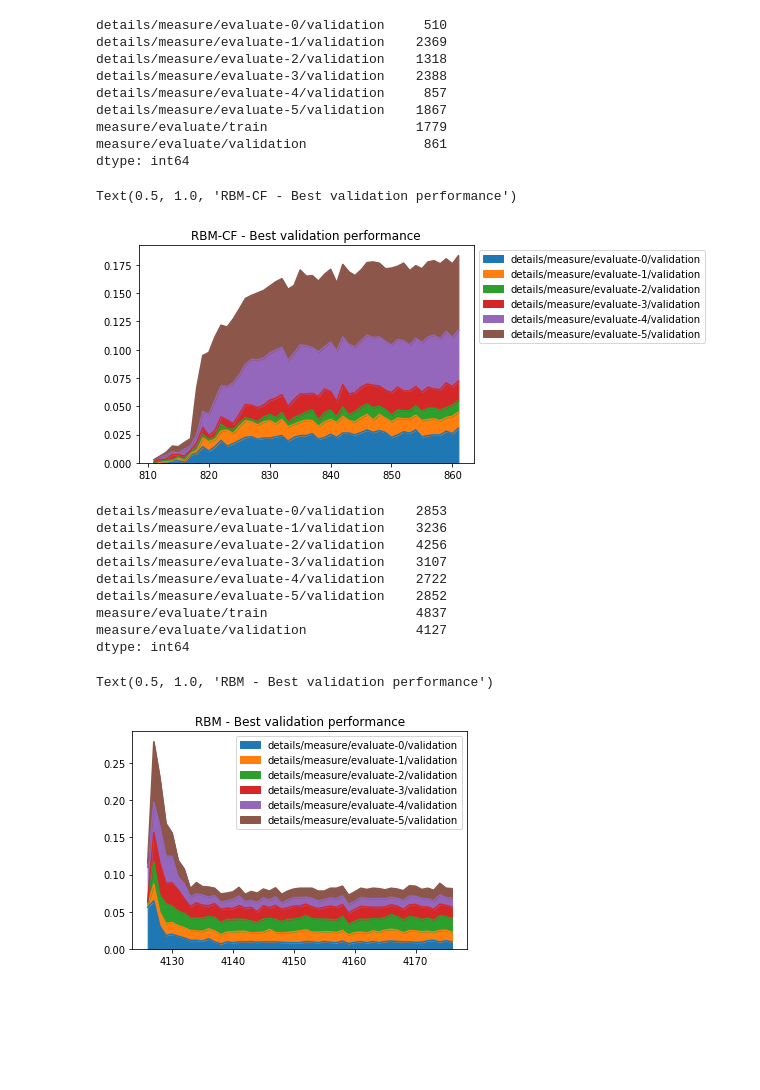
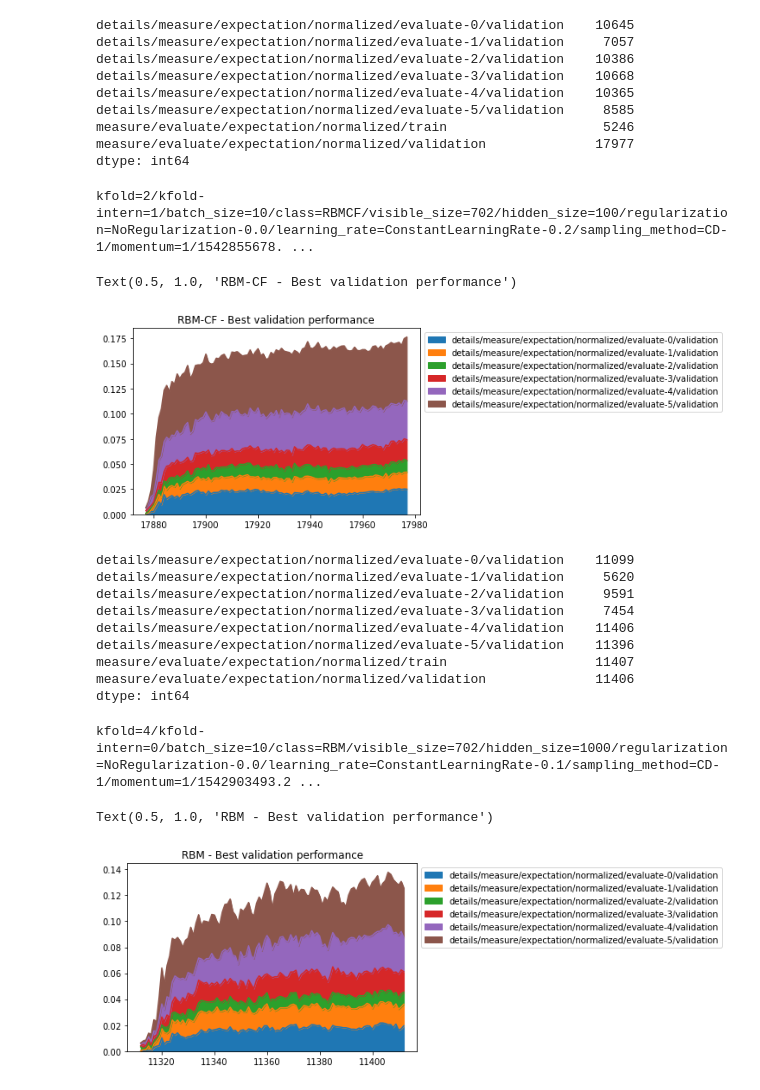
Before and after one commit to SrMouraSilva/RBM, a Jupyter notebook: experiments/notebooks/Log analysis.ipynb, the cells around one changed output. Cells and saved outputs as stored; diff of their text form; code cells hidden in the pictures; blank space fills up the shorter version.

Commit message:
Updated RBM experiment data

```diff
--- a/experiments/notebooks/Log analysis.ipynb
+++ b/experiments/notebooks/Log analysis.ipynb
@@ -37,7 +61,7 @@ Index(['id', 'wall_time', 'step', 'measure/reconstruction/error',
 # %%
-information = ['id', 'batch_size', "'class", 'visible_size', 'hidden_size', 'regularization', 'learning_rate', 'sampling_method', 'momentum']
+#information = ['id', 'batch_size', 'kfold', 'kfold-intern', 'batch_size', "class", 'visible_size', 'hidden_size', 'regularization', 'learning_rate', 'sampling_method', 'momentum']
 
 #data[information].head(5).apply(lambda x: x.astype(str).str.cat(sep='/'), axis=1)
-details = data[information].apply(lambda x: '/'.join([f'{i}={j}' for i,j in zip(x.index, x.values)]), axis=1)
-data['details'] = details
-data.head(3)
+#details = data[information].apply(lambda x: '/'.join([f'{i}={j}' for i,j in zip(x.index, x.values)]), axis=1)
+#data['details'] = details
+#data.head(3)
@@ -50,48 +68,52 @@ data.head(3)
 # %%
-columns = [f'details/measure/evaluate-{i}/validation' for i in range(6)]
-full_columns = columns + ['measure/evaluate/train', 'measure/evaluate/validation']
+columns = [f'details/measure/expectation/normalized/evaluate-{i}/validation' for i in range(6)]
+full_columns = columns + ['measure/evaluate/expectation/normalized/train', 'measure/evaluate/expectation/normalized/validation']
 
-data[data["'class"] == 'RBMCF'][full_columns].idxmax()
+data[data["class"] == 'RBMCF'][full_columns].idxmax()
 # %% [output]
-details/measure/evaluate-0/validation     510
-details/measure/evaluate-1/validation    2369
-details/measure/evaluate-2/validation    1318
-details/measure/evaluate-3/validation    2388
-details/measure/evaluate-4/validation     857
-details/measure/evaluate-5/validation    1867
-measure/evaluate/train                   1779
-measure/evaluate/validation               861
+details/measure/expectation/normalized/evaluate-0/validation    10645
+details/measure/expectation/normalized/evaluate-1/validation     7057
+details/measure/expectation/normalized/evaluate-2/validation    10386
+details/measure/expectation/normalized/evaluate-3/validation    10668
+details/measure/expectation/normalized/evaluate-4/validation    10365
+details/measure/expectation/normalized/evaluate-5/validation     8585
+measure/evaluate/expectation/normalized/train                    5246
+measure/evaluate/expectation/normalized/validation              17977
 dtype: int64
 # %%
-detail_filter = data.iloc[861].details[7:]
+detail_filter = data.iloc[17977].path
 
+print(detail_filter)
 #ax = data[data['details'].str.contains(detail_filter)][full_columns].plot()
-ax = (data[data['details'].str.contains(detail_filter)][columns]/6).plot.area()
+ax = (data[data['path'].str.contains(detail_filter)][columns]/6).plot.area()
 ax.legend(bbox_to_anchor=(1, 1))
 ax.set_title('RBM-CF - Best validation performance')
 # %% [output]
-Text(0.5, 1.0, 'RBM-CF - Best validation performance')
+kfold=2/kfold-intern=1/batch_size=10/class=RBMCF/visible_size=702/hidden_size=100/regularization=NoRegularization-0.0/learning_rate=ConstantLearningRate-0.2/sampling_method=CD-1/momentum=1/1542855678. ...
+Text(0.5, 1.0, 'RBM-CF - Best validation performance')
-[figure, old version]
+[figure, new version]
 # %%
-data[data["'class"] == 'RBM'][full_columns].idxmax()
+data[data["class"] == 'RBM'][full_columns].idxmax()
 # %% [output]
-details/measure/evaluate-0/validation    2853
-details/measure/evaluate-1/validation    3236
-details/measure/evaluate-2/validation    4256
-details/measure/evaluate-3/validation    3107
-details/measure/evaluate-4/validation    2722
-details/measure/evaluate-5/validation    2852
-measure/evaluate/train                   4837
-measure/evaluate/validation              4127
+details/measure/expectation/normalized/evaluate-0/validation    11099
+details/measure/expectation/normalized/evaluate-1/validation     5620
+details/measure/expectation/normalized/evaluate-2/validation     9591
+details/measure/expectation/normalized/evaluate-3/validation     7454
+details/measure/expectation/normalized/evaluate-4/validation    11406
+details/measure/expectation/normalized/evaluate-5/validation    11396
+measure/evaluate/expectation/normalized/train                   11407
+measure/evaluate/expectation/normalized/validation              11406
 dtype: int64
 # %%
-detail_filter = data.iloc[4127].details[7:]
+detail_filter = data.iloc[11406].path
 
-#ax = data[data['details'].str.contains(detail_filter)][columns].plot()
-ax = (data[data['details'].str.contains(detail_filter)][columns]/6).plot.area()
+print(detail_filter)
+#ax = data[data['path'].str.contains(detail_filter)][columns].plot()
+ax = (data[data['path'].str.contains(detail_filter)][columns]/6).plot.area()
 ax.legend(bbox_to_anchor=(1, 1))
 ax.set_title('RBM - Best validation performance')
 # %% [output]
-Text(0.5, 1.0, 'RBM - Best validation performance')
+kfold=4/kfold-intern=0/batch_size=10/class=RBM/visible_size=702/hidden_size=1000/regularization=NoRegularization-0.0/learning_rate=ConstantLearningRate-0.1/sampling_method=CD-1/momentum=1/1542903493.2 ...
+Text(0.5, 1.0, 'RBM - Best validation performance')
-[figure, old version]
+[figure, new version]
 # %%
```
Also changed, not shown: parts of 7 cells of this notebook, 2 other files.
